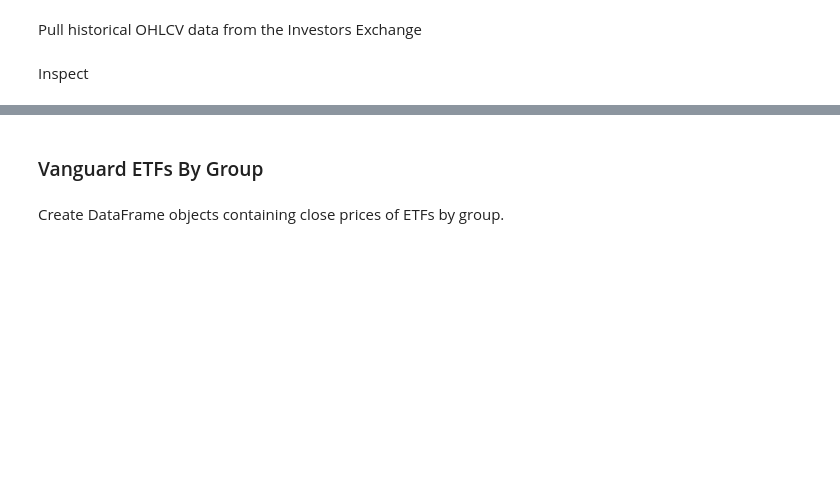
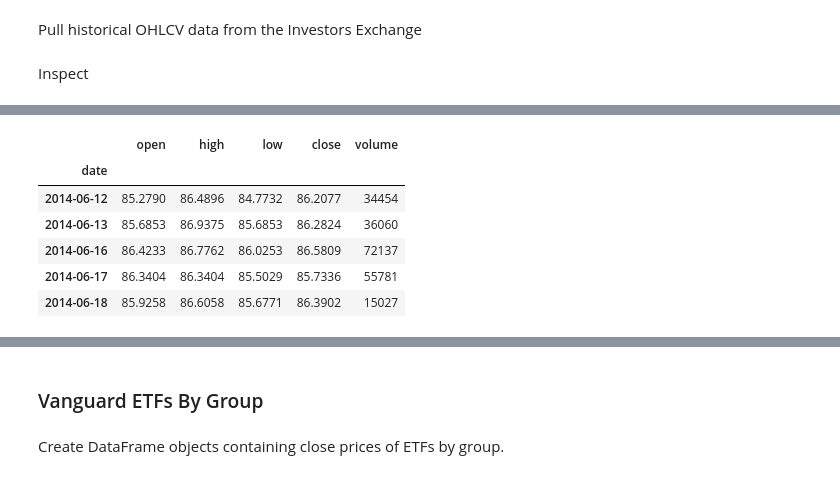
Before and after one commit to DinodC/investing-etf-kelly, a Jupyter notebook: investing_etf_kelly_01.ipynb, the cells around one changed output, grey strips where cells are left out. Cells and saved outputs as stored; diff of their text form; code cells hidden in the pictures; blank space fills up the shorter version.

```diff
--- a/investing_etf_kelly_01.ipynb
+++ b/investing_etf_kelly_01.ipynb
@@ -247,4 +251,14 @@ etf_data.head()
 5 rows × 295 columns
+# %%
+etf_data.EDV.head()
+# %% [output]
+|  | open | high | low | close | volume |
+| date |  |  |  |  |  |
+| 2014-06-12 | 85.2790 | 86.4896 | 84.7732 | 86.2077 | 34454 |
+| 2014-06-13 | 85.6853 | 86.9375 | 85.6853 | 86.2824 | 36060 |
+| 2014-06-16 | 86.4233 | 86.7762 | 86.0253 | 86.5809 | 72137 |
+| 2014-06-17 | 86.3404 | 86.3404 | 85.5029 | 85.7336 | 55781 |
+| 2014-06-18 | 85.9258 | 86.6058 | 85.6771 | 86.3902 | 15027 |
 # %%
 etf_data.tail()
 # %% [output]
```
Also changed, not shown: parts of 28 cells of this notebook, 6 other files.
